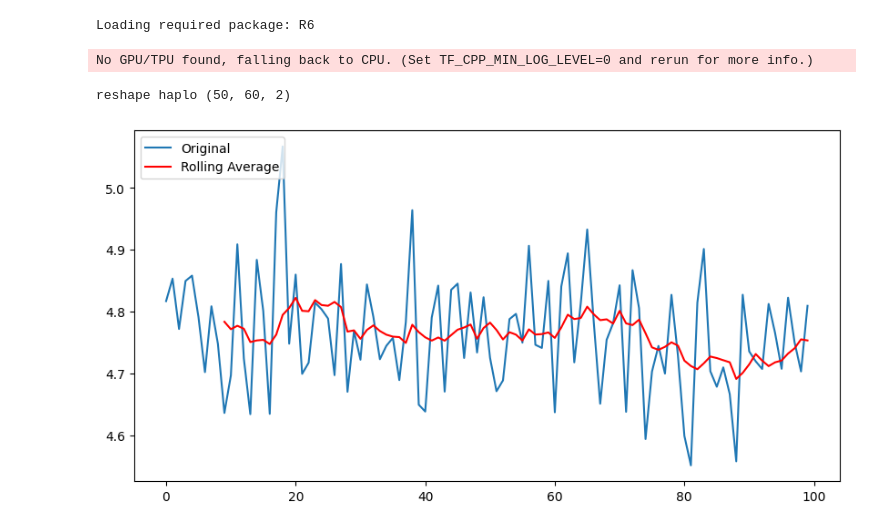
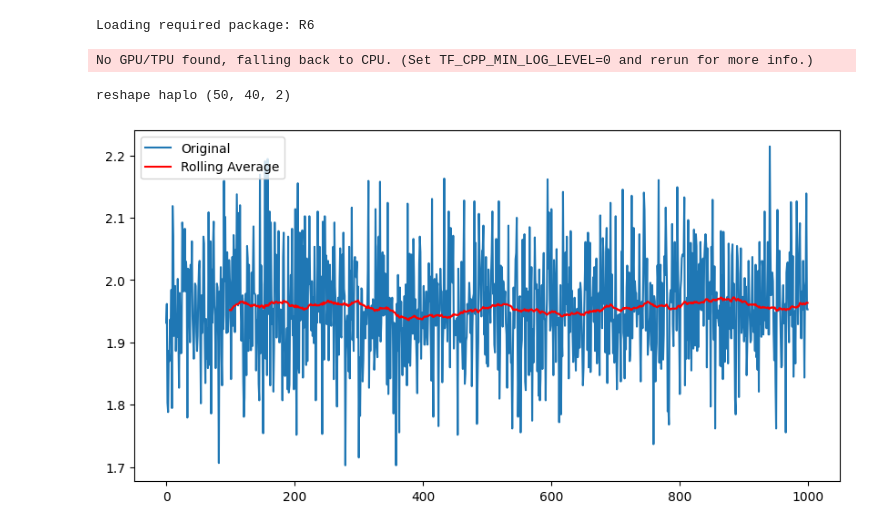
Before and after one commit to cjGO/breeder_agent, a Jupyter notebook: test.ipynb, the cells around one changed output. Saved outputs shown, nothing was run; the diff lists cells and outputs as text; code cells hidden in the pictures.

Commit message:
minimal pipeline is live; does not learn

```diff
--- a/test.ipynb
+++ b/test.ipynb
@@ -442,8 +442,8 @@ class BreedingProgram:
         # Initialize the Actor and Critic models
         self.actor = create_actor()
         self.critic = create_critic()
-        self.actor_optimizer = tf.keras.optimizers.Adam(learning_rate=0.01)
-        self.critic_optimizer = tf.keras.optimizers.Adam(learning_rate=0.01)
+        self.actor_optimizer = tf.keras.optimizers.Adam(learning_rate=0.00001)
+        self.critic_optimizer = tf.keras.optimizers.Adam(learning_rate=0.00001)
 
                 # Start the breeding program
         self._start_breeding_program()
@@ -483,7 +483,7 @@ class BreedingProgram:
 
 initial_population =  reshape_pop(maizeHaplo)
 genetic_map = return_genetic_map_df(markerEffects, nChr, geneticMap)
-genetic_map['Yield'] = simplify_geneticmap(list(genetic_map['Yield']),5)
+genetic_map['Yield'] = simplify_geneticmap(list(genetic_map['Yield']),2)
 reshapeHaplo = reshape_pop(maizeHaplo)
 np.save('mypop', reshapeHaplo)
 print(f'reshape haplo {reshapeHaplo.shape}')
@@ -496,25 +496,25 @@ mean_score_list=[]
 critic_loss_list=[]
 
 farm  = BreedingProgram(initial_population, genetic_map, population_size, marker_count, chromosome_number, max_generation, heritability)
-farm.run_episodes(100,10)
+farm.run_episodes(1000,10)
 # %% [output]
 No GPU/TPU found, falling back to CPU. (Set TF_CPP_MIN_LOG_LEVEL=0 and rerun for more info.)
-reshape haplo (50, 60, 2)
+reshape haplo (50, 40, 2)
 # %%
 import matplotlib.pyplot as plt
 import pandas as pd
 
 # Assuming mean_score_list is a list containing your data
 mean_score_series = pd.Series(mean_score_list)
 
 # Calculate the rolling average
-rolling_mean = mean_score_series.rolling(window=10).mean()
+rolling_mean = mean_score_series.rolling(window=100).mean()
 
 # Create the plot
 plt.figure(figsize=(10, 5))
 plt.plot(mean_score_series, label='Original')
 plt.plot(rolling_mean, 'r-', label='Rolling Average')
 plt.legend(loc='upper left')
 plt.show()
 # %% [output]
-[figure, old version]
+[figure, new version]
```
Also changed, not shown: parts of 2 cells of this notebook.
